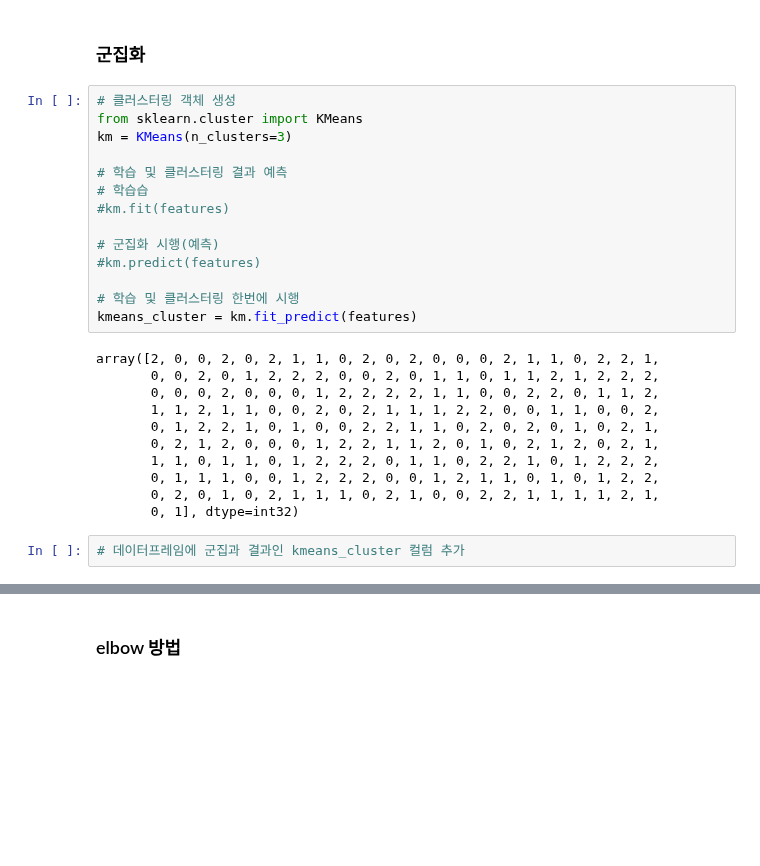
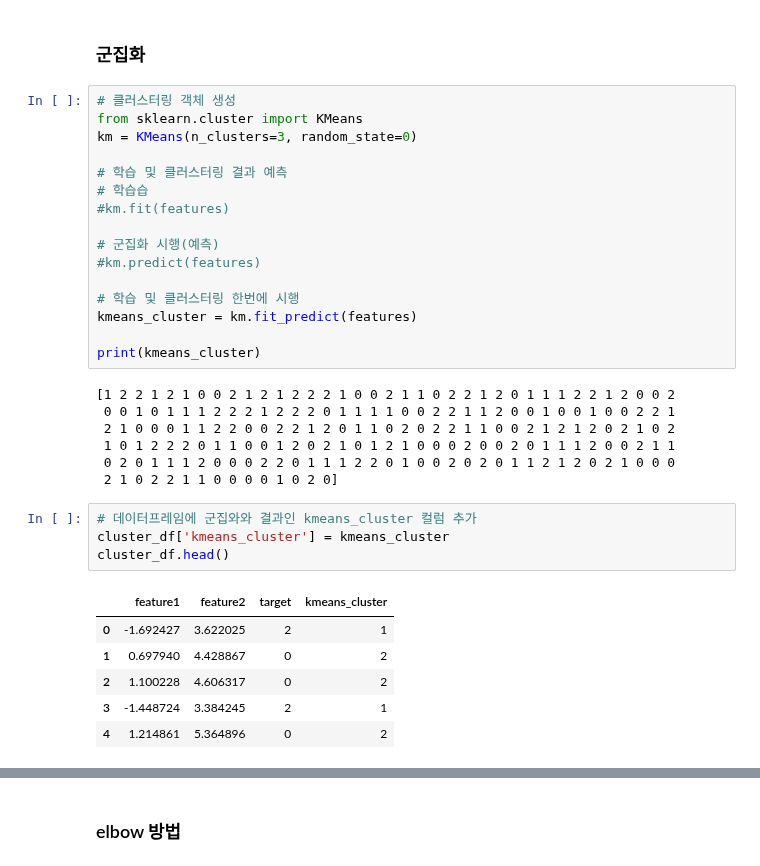
Before and after one commit to parkjiyon7/MSAI_6, a Jupyter notebook: python_ML/20_군집화_실습.ipynb, the cells around one changed output, grey strips where cells are left out. Drawn from its saved outputs; the diff is of its cells as text; blank space fills up the shorter version.

```diff
--- a/python_ML/20_군집화_실습.ipynb
+++ b/python_ML/20_군집화_실습.ipynb
@@ -55,7 +55,7 @@ plt.title('Original Data');
 # %%
 # 클러스터링 객체 생성
 from sklearn.cluster import KMeans
-km = KMeans(n_clusters=3)
+km = KMeans(n_clusters=3, random_state=0)
 
 # 학습 및 클러스터링 결과 예측
 # 학습습
@@ -66,18 +66,25 @@ km = KMeans(n_clusters=3)
 
 # 학습 및 클러스터링 한번에 시행
 kmeans_cluster = km.fit_predict(features)
+
+print(kmeans_cluster)
 # %% [output]
-array([2, 0, 0, 2, 0, 2, 1, 1, 0, 2, 0, 2, 0, 0, 0, 2, 1, 1, 0, 2, 2, 1,
-       0, 0, 2, 0, 1, 2, 2, 2, 0, 0, 2, 0, 1, 1, 0, 1, 1, 2, 1, 2, 2, 2,
-       0, 0, 0, 2, 0, 0, 0, 1, 2, 2, 2, 2, 1, 1, 0, 0, 2, 2, 0, 1, 1, 2,
-       1, 1, 2, 1, 1, 0, 0, 2, 0, 2, 1, 1, 1, 2, 2, 0, 0, 1, 1, 0, 0, 2,
-       0, 1, 2, 2, 1, 0, 1, 0, 0, 2, 2, 1, 1, 0, 2, 0, 2, 0, 1, 0, 2, 1,
-       0, 2, 1, 2, 0, 0, 0, 1, 2, 2, 1, 1, 2, 0, 1, 0, 2, 1, 2, 0, 2, 1,
-       1, 1, 0, 1, 1, 0, 1, 2, 2, 2, 0, 1, 1, 0, 2, 2, 1, 0, 1, 2, 2, 2,
-       0, 1, 1, 1, 0, 0, 1, 2, 2, 2, 0, 0, 1, 2, 1, 1, 0, 1, 0, 1, 2, 2,
-       0, 2, 0, 1, 0, 2, 1, 1, 1, 0, 2, 1, 0, 0, 2, 2, 1, 1, 1, 1, 2, 1,
-       0, 1], dtype=int32)
+[1 2 2 1 2 1 0 0 2 1 2 1 2 2 2 1 0 0 2 1 1 0 2 2 1 2 0 1 1 1 2 2 1 2 0 0 2
+ 0 0 1 0 1 1 1 2 2 2 1 2 2 2 0 1 1 1 1 0 0 2 2 1 1 2 0 0 1 0 0 1 0 0 2 2 1
+ 2 1 0 0 0 1 1 2 2 0 0 2 2 1 2 0 1 1 0 2 0 2 2 1 1 0 0 2 1 2 1 2 0 2 1 0 2
+ 1 0 1 2 2 2 0 1 1 0 0 1 2 0 2 1 0 1 2 1 0 0 0 2 0 0 2 0 1 1 1 2 0 0 2 1 1
+ 0 2 0 1 1 1 2 0 0 0 2 2 0 1 1 1 2 2 0 1 0 0 2 0 2 0 1 1 2 1 2 0 2 1 0 0 0
+ 2 1 0 2 2 1 1 0 0 0 0 1 0 2 0]
 # %%
-# 데이터프레임에 군집과 결과인 kmeans_cluster 컬럼 추가
+# 데이터프레임에 군집와와 결과인 kmeans_cluster 컬럼 추가
+cluster_df['kmeans_cluster'] = kmeans_cluster
+cluster_df.head()
+# %% [output]
+|  | feature1 | feature2 | target | kmeans_cluster |
+| 0 | -1.692427 | 3.622025 | 2 | 1 |
+| 1 | 0.697940 | 4.428867 | 0 | 2 |
+| 2 | 1.100228 | 4.606317 | 0 | 2 |
+| 3 | -1.448724 | 3.384245 | 2 | 1 |
+| 4 | 1.214861 | 5.364896 | 0 | 2 |
 # %%
 # 클러스터의 중심
```
Also changed, not shown: parts of 5 cells of this notebook.
